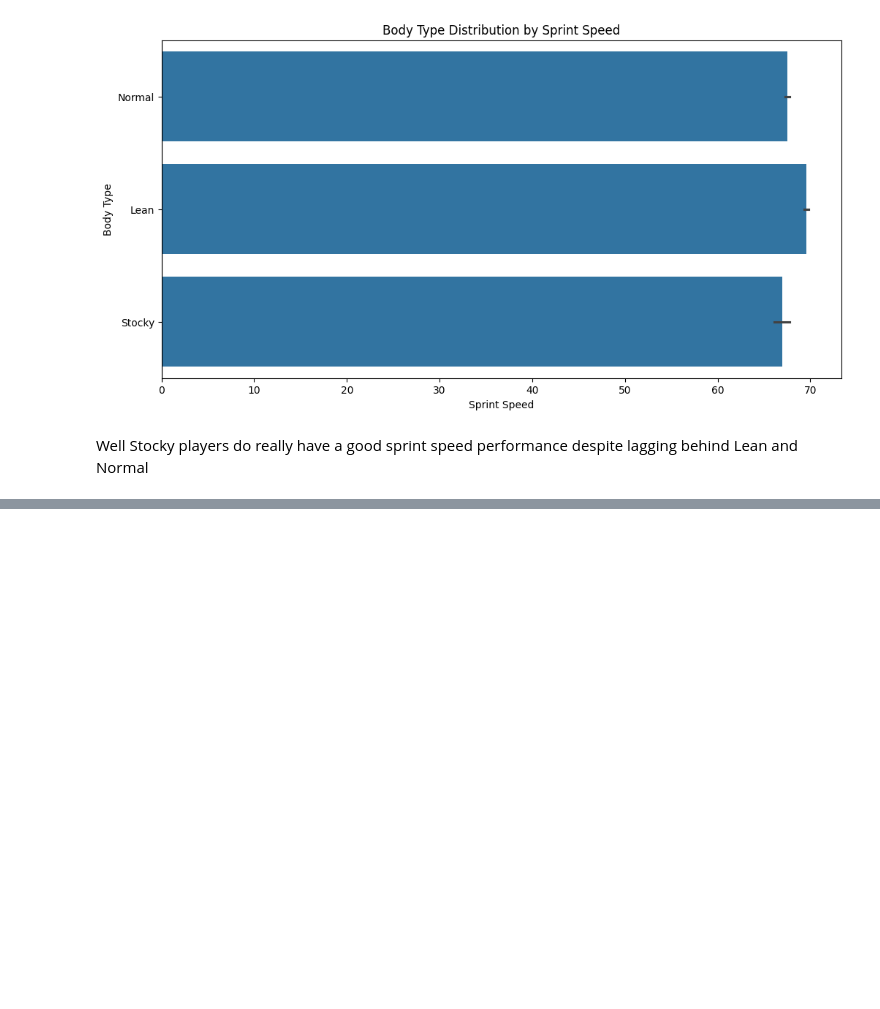
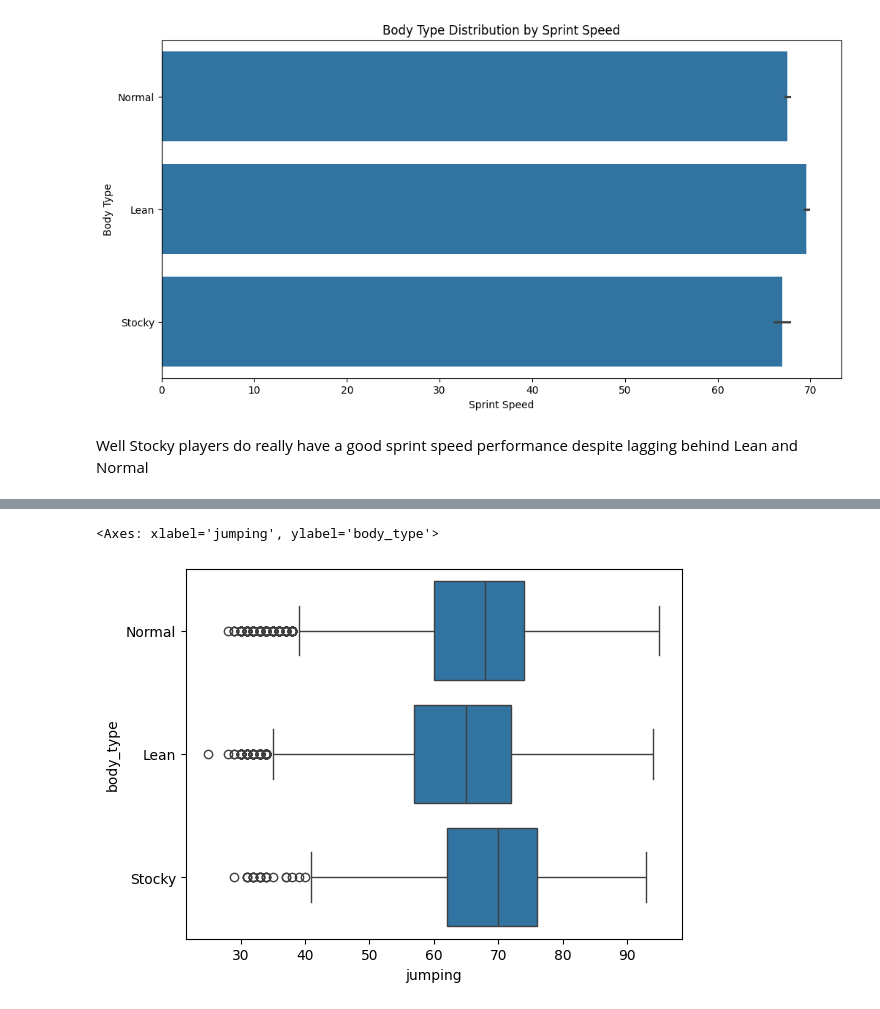
Before and after one commit to alexkrdozo/fifa-stats, a Jupyter notebook: football_al.ipynb, the cells around one changed output, grey strips where cells are left out. Cells and saved outputs as stored; diff of their text form; code cells hidden in the pictures; blank space fills up the shorter version.

```diff
--- a/football_al.ipynb
+++ b/football_al.ipynb
@@ -236,0 +273,5 @@ Well Stocky players do really have a good sprint speed performance despite laggi
+# %%
+sns.boxplot(data=fifa_sts, x='jumping', y='body_type')
+# %% [output]
+<Axes: xlabel='jumping', ylabel='body_type'>
+[figure, added]
```
Also changed, not shown: parts of 5 cells of this notebook.
